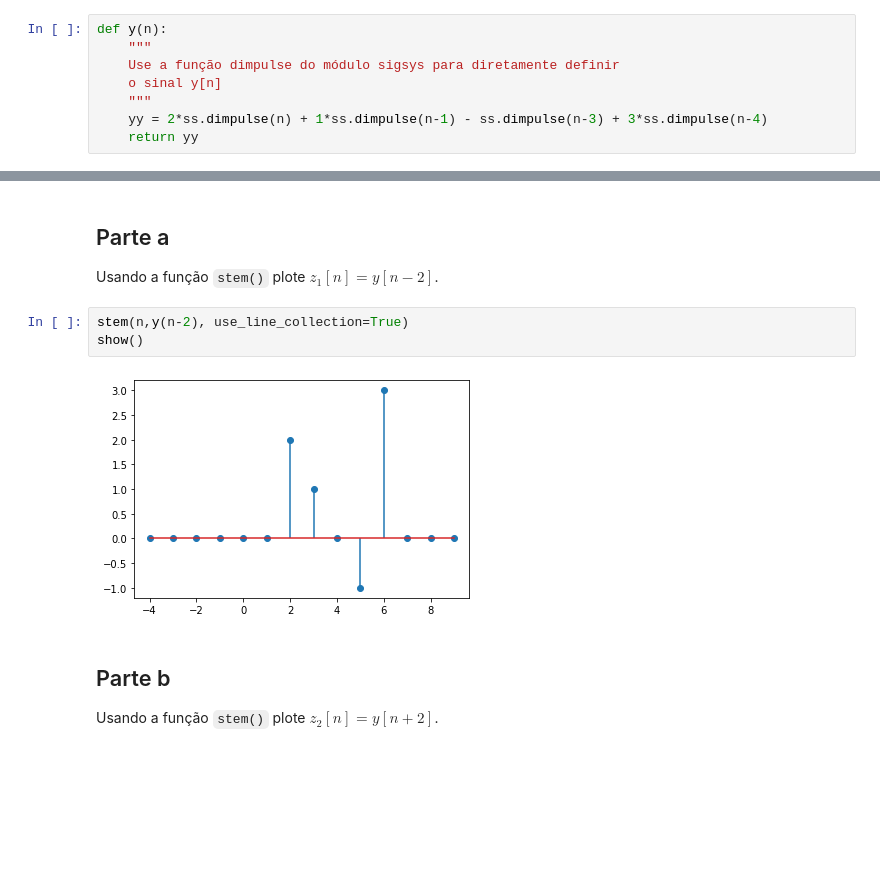
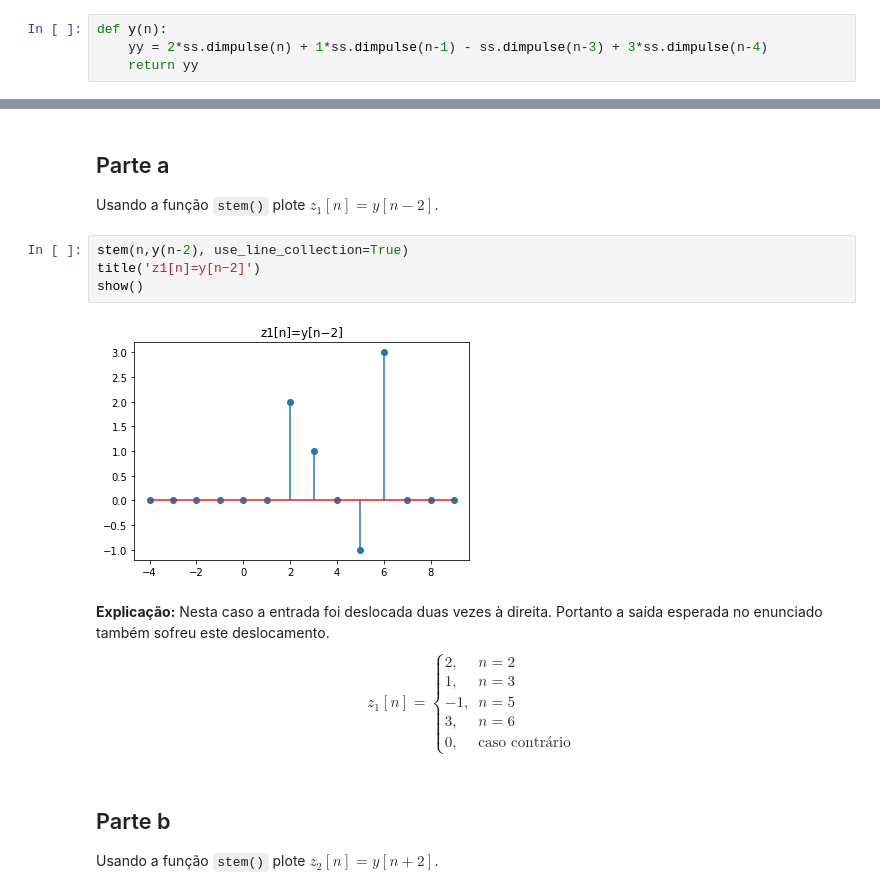
Before and after one commit to julianafalves/Sinais-Digitais, a Jupyter notebook: Projeto1.ipynb, the cells around one changed output, grey strips where cells are left out. Cells and saved outputs as stored; diff of their text form; blank space fills up the shorter version.

```diff
--- a/Projeto1.ipynb
+++ b/Projeto1.ipynb
@@ -183,9 +205,5 @@ Escreva uma função python ($y[n]$) como indicado abaixo para que você possa r
 # %%
 def y(n):
-    """
-    Use a função dimpulse do módulo sigsys para diretamente definir
-    o sinal y[n]
-    """
     yy = 2*ss.dimpulse(n) + 1*ss.dimpulse(n-1) - ss.dimpulse(n-3) + 3*ss.dimpulse(n-4)
     return yy
 # %%
@@ -195,9 +213,21 @@ n = np.arange(-4,10)
 Usando a função `stem()` plote $z_1[n] = y[n-2]$.
 # %%
 stem(n,y(n-2), use_line_collection=True)
+title('z1[n]=y[n−2]')
 show()
 # %% [output]
-[figure, old version]
+[figure, new version]
+# %% [markdown]
+**Explicação:** Nesta caso a entrada foi deslocada duas vezes à direita. Portanto a saída esperada no enunciado também sofreu este deslocamento.
+$$
+    z_{1}[n] = \begin{cases}
+        2, & n=2 \\
+        1, & n=3 \\
+        -1, & n=5 \\
+        3, & n=6 \\
+        0, & \text{caso contrário}
+    \end{cases}
+$$
 # %% [markdown]
 ## Parte b
 Usando a função `stem()` plote $z_2[n] = y[n+2]$.
```
Also changed, not shown: parts of 10 cells of this notebook.
